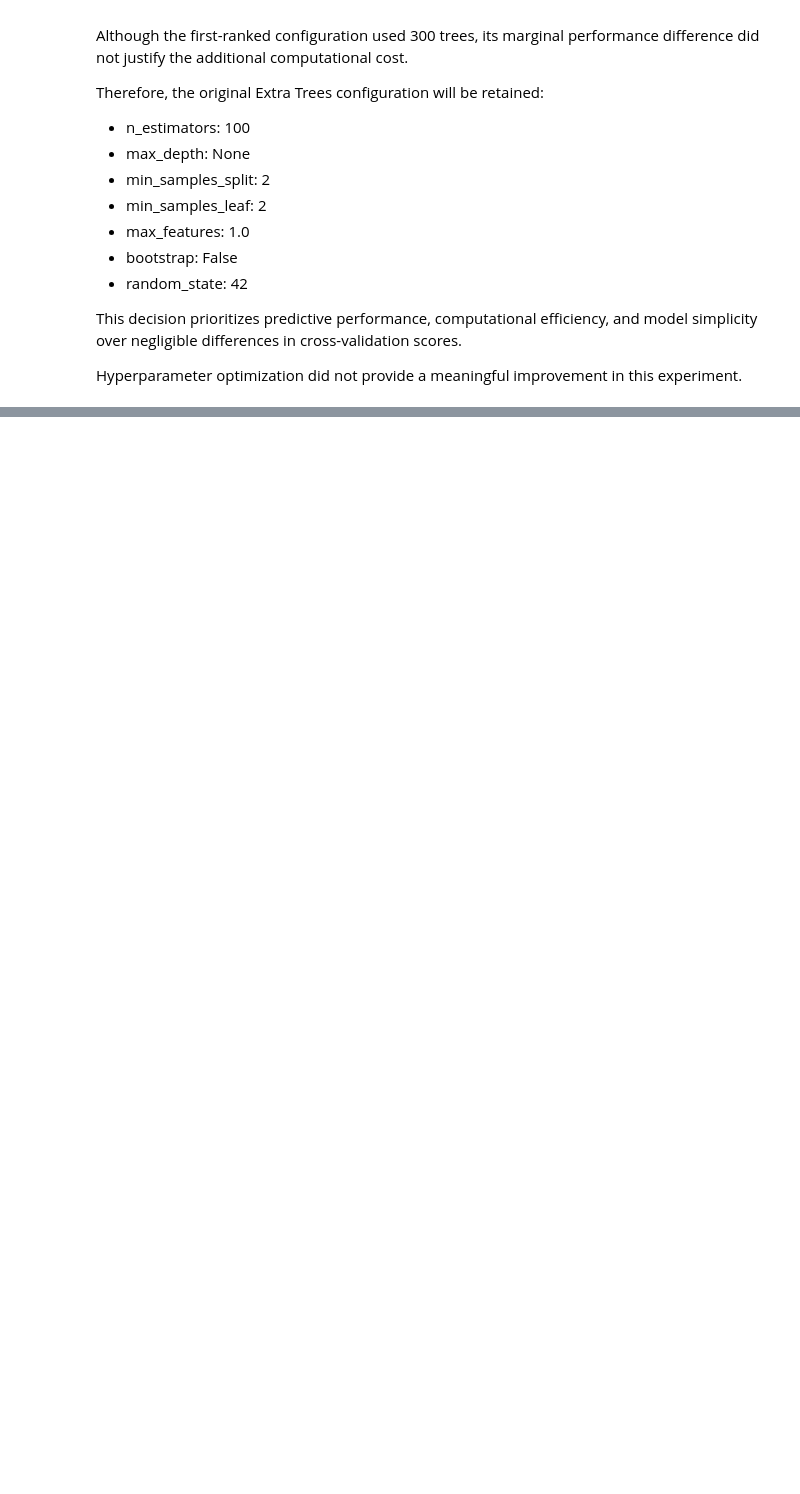
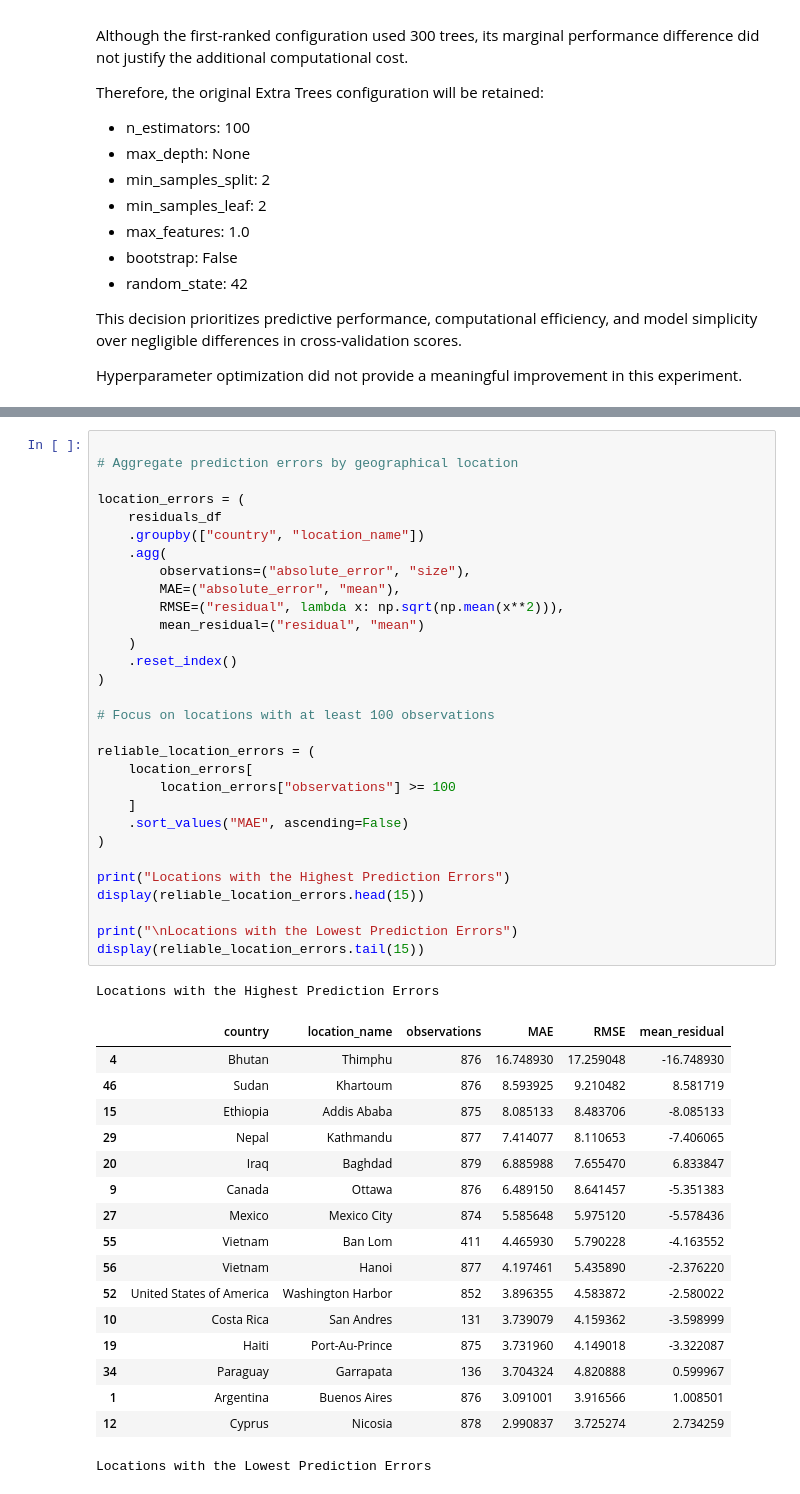
Before and after one commit to MosabOs/climate-geospatial-ml, a Jupyter notebook: notebooks/06_model_improvement.ipynb, the cells around one changed output, grey strips where cells are left out. Drawn from its saved outputs; the diff is of its cells as text; blank space fills up the shorter version.

```diff
--- a/notebooks/06_model_improvement.ipynb
+++ b/notebooks/06_model_improvement.ipynb
@@ -2228,0 +2550,49 @@ Hyperparameter optimization did not provide a meaningful improvement in this exp
+# %%
+
+# Aggregate prediction errors by geographical location
+
+location_errors = (
+    residuals_df
+    .groupby(["country", "location_name"])
+    .agg(
+        observations=("absolute_error", "size"),
+        MAE=("absolute_error", "mean"),
+        RMSE=("residual", lambda x: np.sqrt(np.mean(x**2))),
+        mean_residual=("residual", "mean")
+    )
+    .reset_index()
+)
+
+# Focus on locations with at least 100 observations
+
+reliable_location_errors = (
+    location_errors[
+        location_errors["observations"] >= 100
+    ]
+    .sort_values("MAE", ascending=False)
+)
+
+print("Locations with the Highest Prediction Errors")
+display(reliable_location_errors.head(15))
+
+print("\nLocations with the Lowest Prediction Errors")
+display(reliable_location_errors.tail(15))
+# %% [output]
+Locations with the Highest Prediction Errors
+|  | country | location_name | observations | MAE | RMSE | mean_residual |
+| 4 | Bhutan | Thimphu | 876 | 16.748930 | 17.259048 | -16.748930 |
+| 46 | Sudan | Khartoum | 876 | 8.593925 | 9.210482 | 8.581719 |
+| 15 | Ethiopia | Addis Ababa | 875 | 8.085133 | 8.483706 | -8.085133 |
+| 29 | Nepal | Kathmandu | 877 | 7.414077 | 8.110653 | -7.406065 |
+| 20 | Iraq | Baghdad | 879 | 6.885988 | 7.655470 | 6.833847 |
+| 9 | Canada | Ottawa | 876 | 6.489150 | 8.641457 | -5.351383 |
+| 27 | Mexico | Mexico City | 874 | 5.585648 | 5.975120 | -5.578436 |
+| 55 | Vietnam | Ban Lom | 411 | 4.465930 | 5.790228 | -4.163552 |
+| 56 | Vietnam | Hanoi | 877 | 4.197461 | 5.435890 | -2.376220 |
+| 52 | United States of America | Washington Harbor | 852 | 3.896355 | 4.583872 | -2.580022 |
+| 10 | Costa Rica | San Andres | 131 | 3.739079 | 4.159362 | -3.598999 |
+| 19 | Haiti | Port-Au-Prince | 875 | 3.731960 | 4.149018 | -3.322087 |
+| 34 | Paraguay | Garrapata | 136 | 3.704324 | 4.820888 | 0.599967 |
+| 1 | Argentina | Buenos Aires | 876 | 3.091001 | 3.916566 | 1.008501 |
+| 12 | Cyprus | Nicosia | 878 | 2.990837 | 3.725274 | 2.734259 |
+Locations with the Lowest Prediction Errors
```
Also changed, not shown: parts of 36 cells of this notebook, 2 other files.
